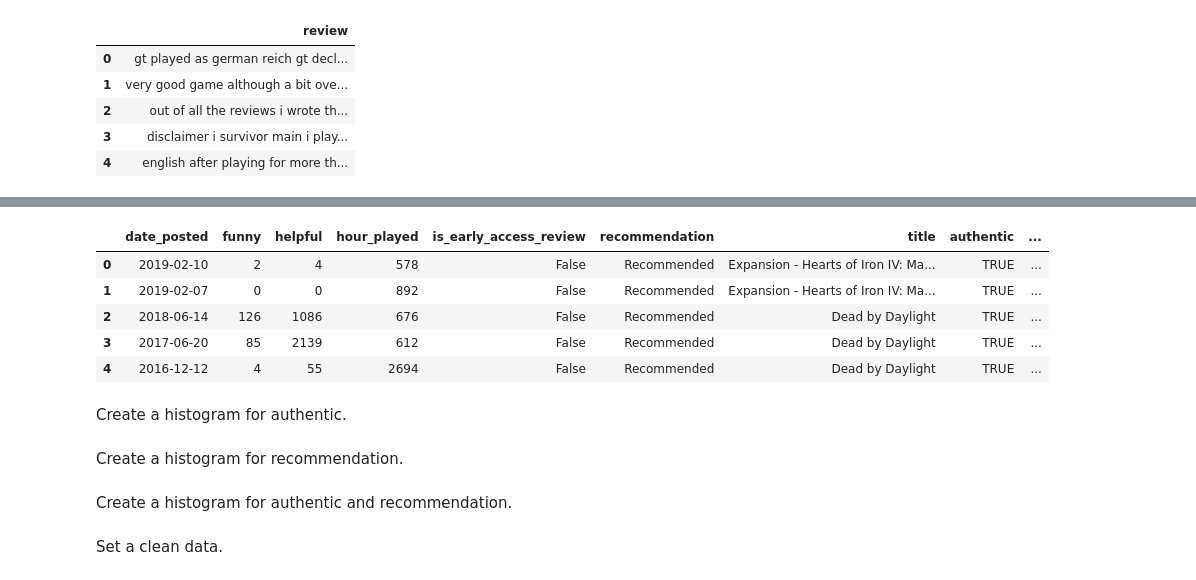
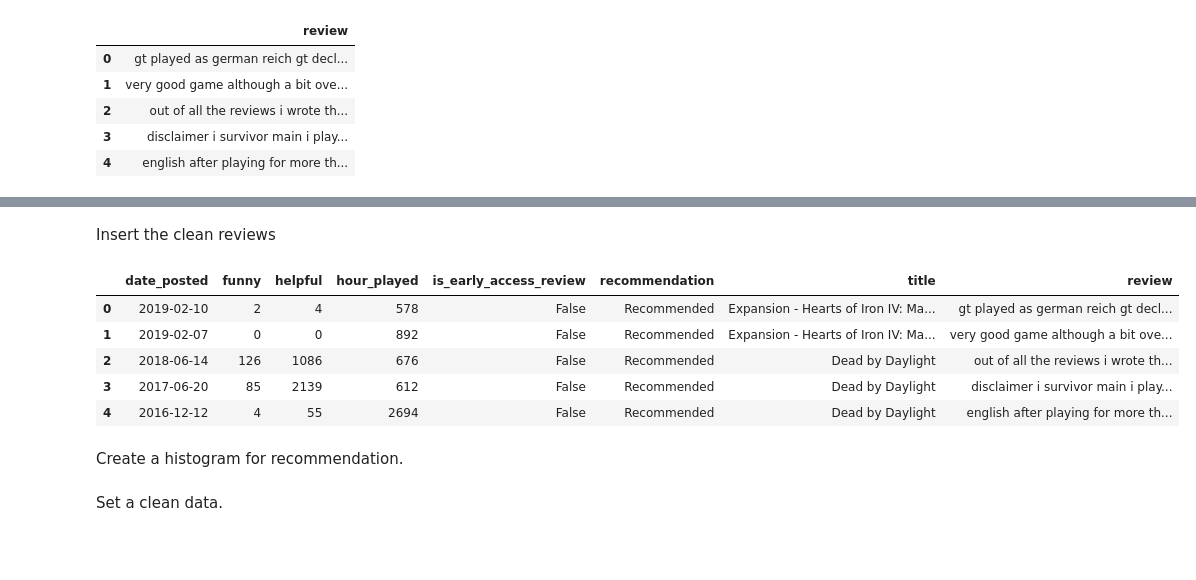
Before and after one commit to lm2546/Game-Review-Classification, a Jupyter notebook: Data_Munging.ipynb, the cells around one changed output, grey strips where cells are left out. Saved outputs shown, nothing was run; the diff lists cells and outputs as text; code cells hidden in the pictures; blank space fills up the shorter version.

```diff
--- a/Data_Munging.ipynb
+++ b/Data_Munging.ipynb
@@ -47,7 +34,0 @@ Generate a new label by hour_played and helpful.
-# %%
-authentic = [None]*len(DF)
-for i in range(0, len(DF)):
-    if DF.iloc[i,2] > median_helpful or DF.iloc[i,3] >= mean_hour:
-        authentic[i] = 'TRUE'
-    else:
-        authentic[i] = 'FALSE'
@@ -56,2 +34,0 @@ Inset authentic label into dataframe.
-# %%
-DF.insert(8, 'authentic', pd.DataFrame(authentic))
@@ -139,14 +103,0 @@ Drop the useless coulmns.
-# %%
-DF_Clean = DF_Clean.drop('review',axis=1)
-DF_Clean = DF_Clean.reset_index(drop=True)
-DF_Clean.insert(8,'review',DF_Clean_DF)
-DF_Clean.head()
-# %% [output]
-|  | date_posted | funny | helpful | hour_played | is_early_access_review | recommendation | title | authentic | ... |
-| 0 | 2019-02-10 | 2 | 4 | 578 | False | Recommended | Expansion - Hearts of Iron IV: Ma... | TRUE | ... |
-| 1 | 2019-02-07 | 0 | 0 | 892 | False | Recommended | Expansion - Hearts of Iron IV: Ma... | TRUE | ... |
-| 2 | 2018-06-14 | 126 | 1086 | 676 | False | Recommended | Dead by Daylight | TRUE | ... |
-| 3 | 2017-06-20 | 85 | 2139 | 612 | False | Recommended | Dead by Daylight | TRUE | ... |
-| 4 | 2016-12-12 | 4 | 55 | 2694 | False | Recommended | Dead by Daylight | TRUE | ... |
-# %% [markdown]
-Create a histogram for authentic.
@@ -156,7 +107,17 @@ fig = px.histogram(DF_Clean, x='authentic')
+# %% [markdown]
+Insert the clean reviews
+# %%
+DF_Clean.insert(7,'review',DF_Clean_DF)
+DF_Clean.head()
+# %% [output]
+|  | date_posted | funny | helpful | hour_played | is_early_access_review | recommendation | title | review |
+| 0 | 2019-02-10 | 2 | 4 | 578 | False | Recommended | Expansion - Hearts of Iron IV: Ma... | gt played as german reich gt decl... |
+| 1 | 2019-02-07 | 0 | 0 | 892 | False | Recommended | Expansion - Hearts of Iron IV: Ma... | very good game although a bit ove... |
+| 2 | 2018-06-14 | 126 | 1086 | 676 | False | Recommended | Dead by Daylight | out of all the reviews i wrote th... |
+| 3 | 2017-06-20 | 85 | 2139 | 612 | False | Recommended | Dead by Daylight | disclaimer i survivor main i play... |
+| 4 | 2016-12-12 | 4 | 55 | 2694 | False | Recommended | Dead by Daylight | english after playing for more th... |
 # %% [markdown]
 Create a histogram for recommendation.
 # %%
 fig = px.histogram(DF_Clean, x='recommendation')
 #fig.show()
-# %% [markdown]
-Create a histogram for authentic and recommendation.
```
Also changed, not shown: parts of 19 cells of this notebook, 2 other files.
